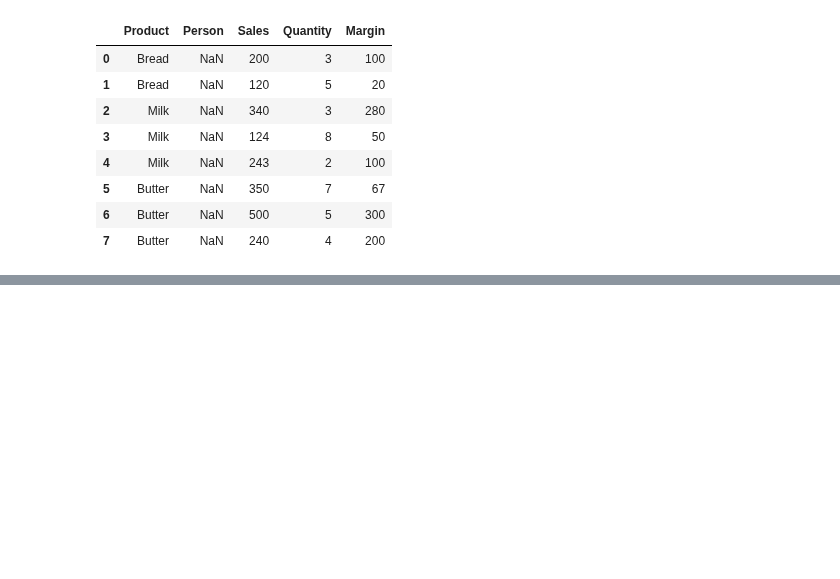
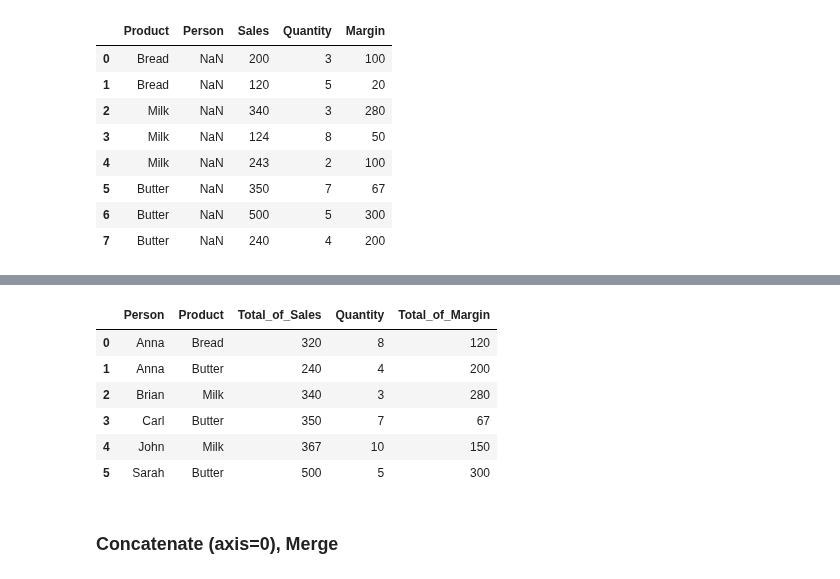
Before and after one commit to Danpr1984/Calculator-, a Jupyter notebook: Pandas training.ipynb, the cells around one changed output, grey strips where cells are left out. Saved outputs shown, nothing was run; the diff lists cells and outputs as text; code cells hidden in the pictures; blank space fills up the shorter version.

```diff
--- a/Pandas training.ipynb
+++ b/Pandas training.ipynb
@@ -2758,0 +2758,18 @@ df_report
+# %%
+(df
+  .groupby(by=['Person', 'Product'])
+  .agg(Total_of_Sales=('Sales', 'sum'),
+       Quantity=('Quantity', 'sum'),
+       Total_of_Margin=('Margin', 'sum'))
+       .reset_index()
+       )
+# %% [output]
+|  | Person | Product | Total_of_Sales | Quantity | Total_of_Margin |
+| 0 | Anna | Bread | 320 | 8 | 120 |
+| 1 | Anna | Butter | 240 | 4 | 200 |
+| 2 | Brian | Milk | 340 | 3 | 280 |
+| 3 | Carl | Butter | 350 | 7 | 67 |
+| 4 | John | Milk | 367 | 10 | 150 |
+| 5 | Sarah | Butter | 500 | 5 | 300 |
+# %% [markdown]
+### Concatenate (axis=0), Merge
```
Also changed, not shown: parts of 36 cells of this notebook.
